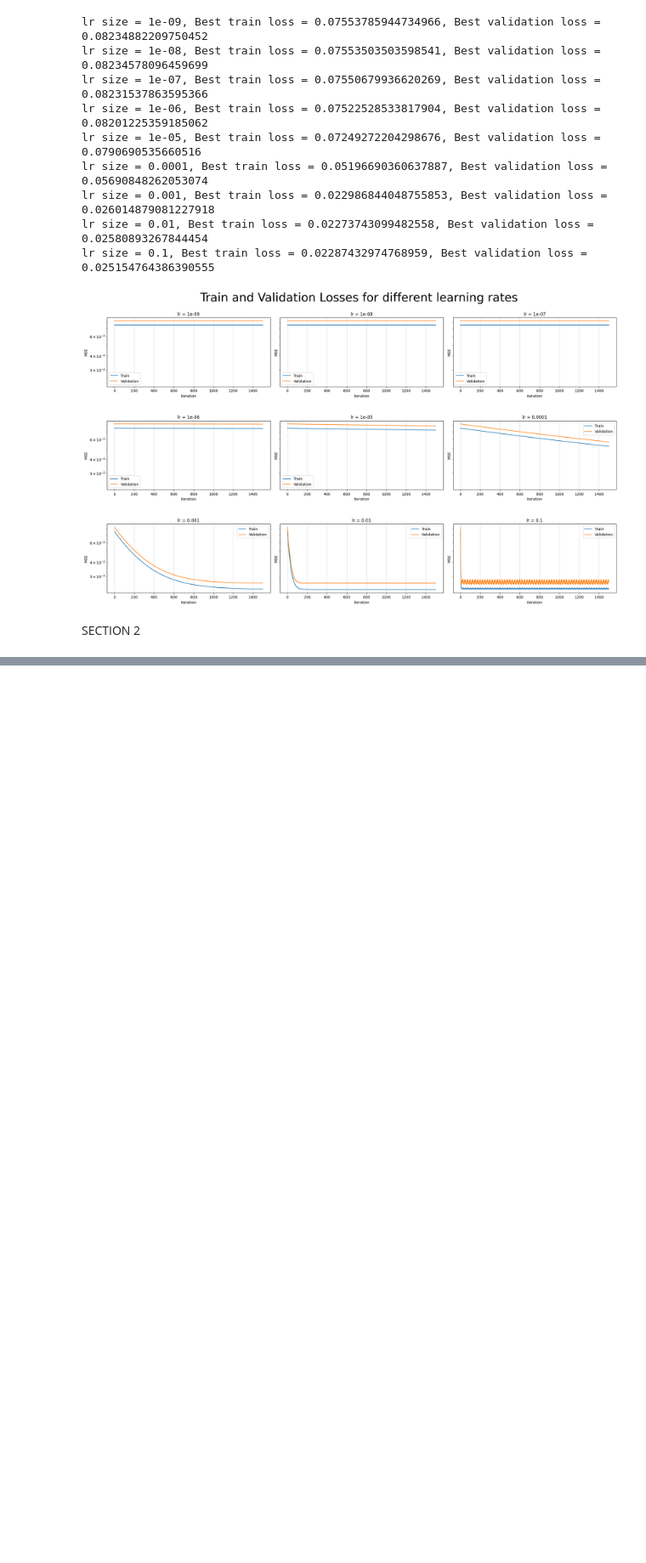
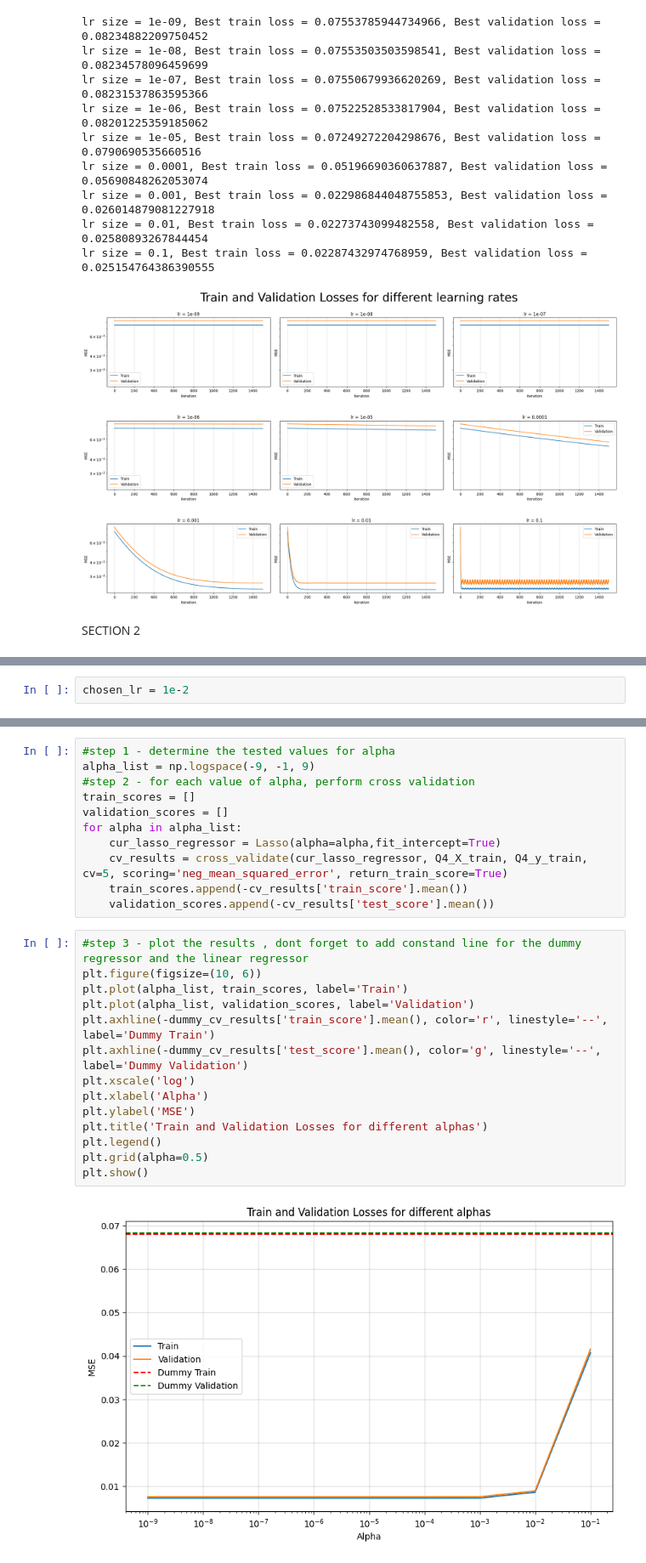
Before and after one commit to darnissan/ML_Intro, a Jupyter notebook: Major_HW3/HW3.ipynb, the cells around one changed output, grey strips where cells are left out. Shown at 85% size. Cells and saved outputs as stored; diff of their text form; blank space fills up the shorter version.

```diff
--- a/Major_HW3/HW3.ipynb
+++ b/Major_HW3/HW3.ipynb
@@ -307,0 +397,2 @@ IndexError: only integers, slices (`:`), ellipsis (`...`), numpy.newaxis (`None`
+# %%
+chosen_lr = 1e-2
@@ -307,0 +427,27 @@ IndexError: only integers, slices (`:`), ellipsis (`...`), numpy.newaxis (`None`
+# %%
+#step 1 - determine the tested values for alpha
+alpha_list = np.logspace(-9, -1, 9)
+#step 2 - for each value of alpha, perform cross validation
+train_scores = []
+validation_scores = []
+for alpha in alpha_list:
+    cur_lasso_regressor = Lasso(alpha=alpha,fit_intercept=True)
+    cv_results = cross_validate(cur_lasso_regressor, Q4_X_train, Q4_y_train, cv=5, scoring='neg_mean_squared_error', return_train_score=True)
+    train_scores.append(-cv_results['train_score'].mean())
+    validation_scores.append(-cv_results['test_score'].mean())
+# %%
+#step 3 - plot the results , dont forget to add constand line for the dummy regressor and the linear regressor
+plt.figure(figsize=(10, 6))
+plt.plot(alpha_list, train_scores, label='Train')
+plt.plot(alpha_list, validation_scores, label='Validation')
+plt.axhline(-dummy_cv_results['train_score'].mean(), color='r', linestyle='--', label='Dummy Train')
+plt.axhline(-dummy_cv_results['test_score'].mean(), color='g', linestyle='--', label='Dummy Validation')
+plt.xscale('log')
+plt.xlabel('Alpha')
+plt.ylabel('MSE')
+plt.title('Train and Validation Losses for different alphas')
+plt.legend()
+plt.grid(alpha=0.5)
+plt.show()
+# %% [output]
+[figure, added]
```
Also changed, not shown: parts of 27 cells of this notebook.
